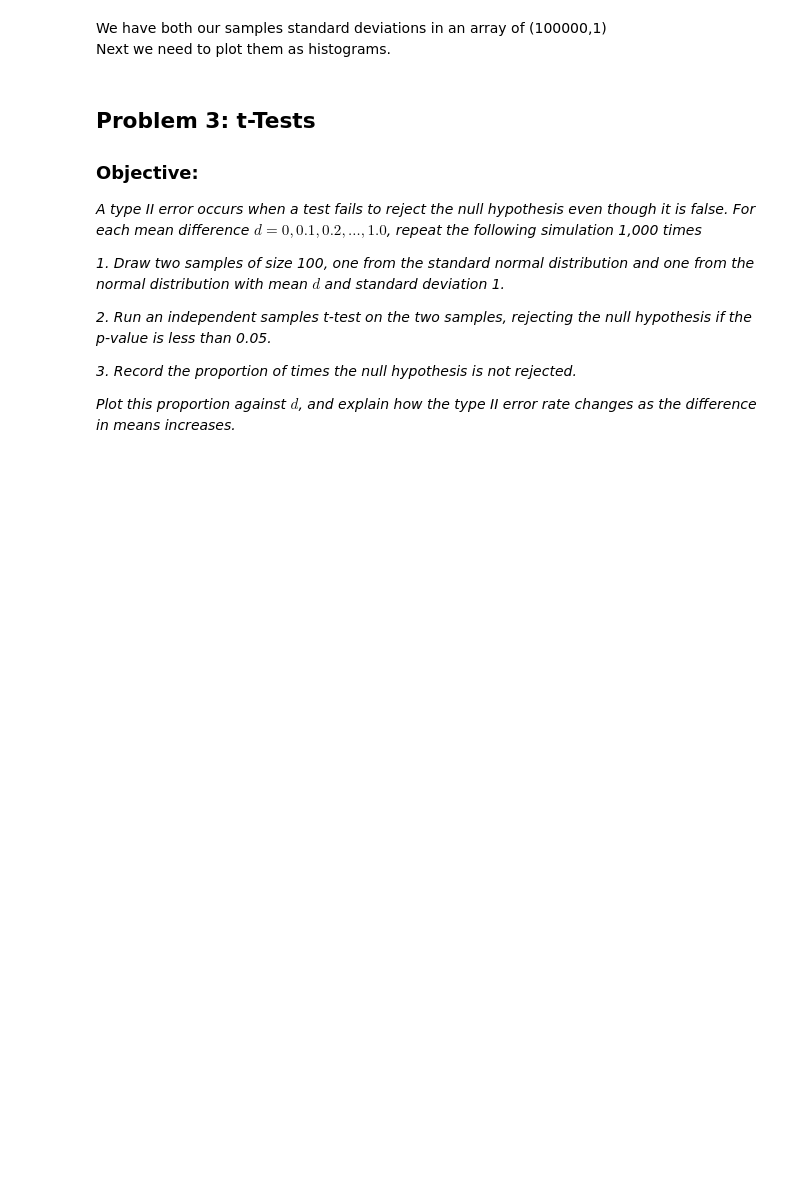
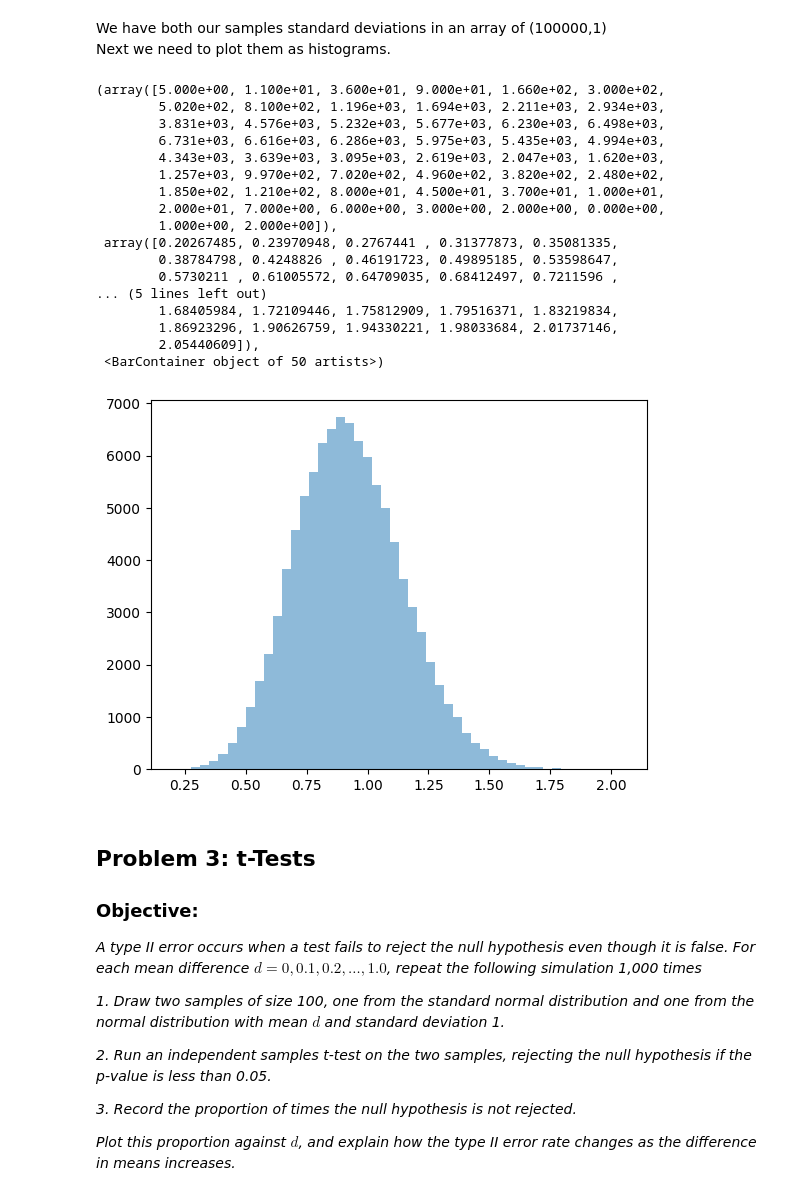
Before and after one commit to AndreHoarau/applied-statistics-assessment, a Jupyter notebook: problems.ipynb, the cells around one changed output. Cells and saved outputs as stored; diff of their text form; code cells hidden in the pictures; blank space fills up the shorter version.

Commit message:
trialling histograms

```diff
--- a/problems.ipynb
+++ b/problems.ipynb
@@ -297,6 +291,27 @@ array([0.93349439, 0.72360698, 0.57362142, ..., 1.30096963, 0.84780924,
 # %% [markdown]
 We have both our samples standard deviations in an array of (100000,1)
 Next we need to plot them as histograms.
+# %%
+plt.hist(ddof_0, bins=50, alpha=0.5, label='ddof=0')
+# %% [output]
+(array([5.000e+00, 1.100e+01, 3.600e+01, 9.000e+01, 1.660e+02, 3.000e+02,
+        5.020e+02, 8.100e+02, 1.196e+03, 1.694e+03, 2.211e+03, 2.934e+03,
+        3.831e+03, 4.576e+03, 5.232e+03, 5.677e+03, 6.230e+03, 6.498e+03,
+        6.731e+03, 6.616e+03, 6.286e+03, 5.975e+03, 5.435e+03, 4.994e+03,
+        4.343e+03, 3.639e+03, 3.095e+03, 2.619e+03, 2.047e+03, 1.620e+03,
+        1.257e+03, 9.970e+02, 7.020e+02, 4.960e+02, 3.820e+02, 2.480e+02,
+        1.850e+02, 1.210e+02, 8.000e+01, 4.500e+01, 3.700e+01, 1.000e+01,
+        2.000e+01, 7.000e+00, 6.000e+00, 3.000e+00, 2.000e+00, 0.000e+00,
+        1.000e+00, 2.000e+00]),
+ array([0.20267485, 0.23970948, 0.2767441 , 0.31377873, 0.35081335,
+        0.38784798, 0.4248826 , 0.46191723, 0.49895185, 0.53598647,
+        0.5730211 , 0.61005572, 0.64709035, 0.68412497, 0.7211596 ,
+... (5 lines left out)
+        1.68405984, 1.72109446, 1.75812909, 1.79516371, 1.83219834,
+        1.86923296, 1.90626759, 1.94330221, 1.98033684, 2.01737146,
+        2.05440609]),
+ <BarContainer object of 50 artists>)
+[figure, added]
 # %% [markdown]
 ## Problem 3: t-Tests
 ### Objective:
```
Also changed, not shown: parts of 7 cells of this notebook.
